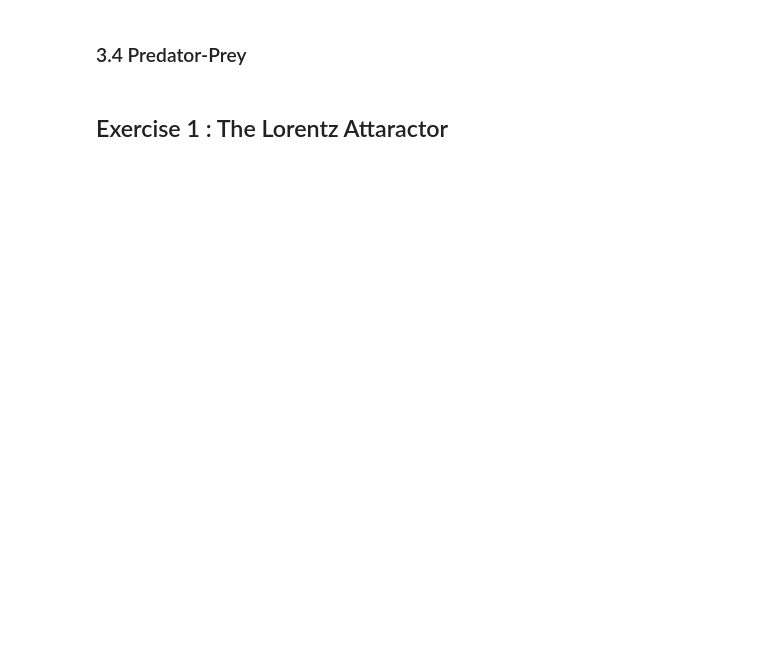
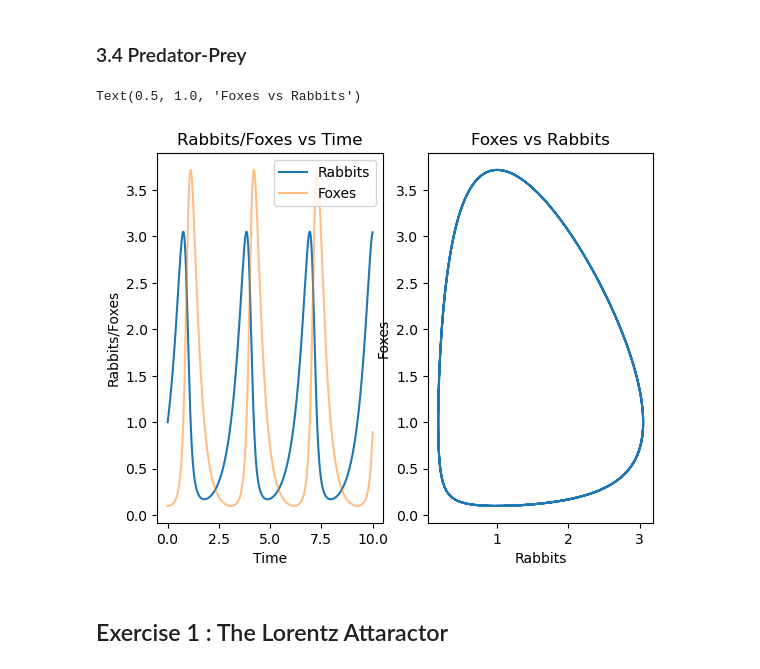
Before and after one commit to SPS-SP2273/learning-portfolio-e0967903, a Jupyter notebook: numerical solutions/numerical_solutions_(good).ipynb, the cells around one changed output. Saved outputs shown, nothing was run; the diff lists cells and outputs as text; code cells hidden in the pictures; blank space fills up the shorter version.

```diff
--- a/numerical solutions/numerical_solutions_(good).ipynb
+++ b/numerical solutions/numerical_solutions_(good).ipynb
@@ -129,8 +243,63 @@ plt.hlines(K, 0, data['time'][-1],
 # %% [markdown]
 ### 3.4 Predator-Prey
 # %%
+max_time = 10
+dt = 0.001
+rabbits0, foxes0 = 1, .1
 
-# Your code here
+# Lotka-Volterra equations
+def dy_dt(y, t):
+    '''
+    Function for the derivative.
+    - y contains all the variables for the simulation
+    - t is the dependant variable
+    '''
+
+    rabbits, foxes = y
+
+    # Rabbits
+    a, b = 2, 2
+    drabbits_dt = a*rabbits - b*rabbits*foxes
+
+    # Foxes
+    d, g = 3, 3
+    dfoxes_dt = d*foxes*rabbits - g*foxes
+
+    return [drabbits_dt, dfoxes_dt]
+
+
+data = {}
+data['time'] = np.arange(0, max_time, dt)
+
+# Note the order I pass the rabbit and fox information
+results = odeint(y0=[rabbits0, foxes0],          # Dependant variable
+                 func=dy_dt,                     # Derivatives
+                 t=data['time'])                  # Independant variable
+
+# Extract the individual results (Note, the order matters)
+data['rabbits'] = results[:, 0]
+data['foxes'] = results[:, 1]
+
+
+fig, ax = plt.subplots(nrows=1, ncols=2)
+ax_with_time, ax_with_other = ax
+
+# Plotting the individual species
+ax_with_time.plot(data['time'], data['rabbits'], label='Rabbits')
+ax_with_time.plot(data['time'], data['foxes'], label='Foxes', alpha=.5)
+ax_with_time.set_ylabel('Rabbits/Foxes')
+ax_with_time.set_xlabel('Time')
+ax_with_time.set_title(f'Rabbits/Foxes vs Time')
+ax_with_time.legend()
+
+# Plotting one against the other
+ax_with_other.plot(data['rabbits'], data['foxes'])
+ax_with_other.set_xlabel('Rabbits')
+ax_with_other.set_ylabel('Foxes')
+ax_with_other.set_title(f'Foxes vs Rabbits')
+# %% [output]
+Text(0.5, 1.0, 'Foxes vs Rabbits')
+[figure, added]
 # %% [markdown]
 ## Exercise 1 :  The Lorentz Attaractor
 # %%
```
Also changed, not shown: parts of 7 cells of this notebook.
